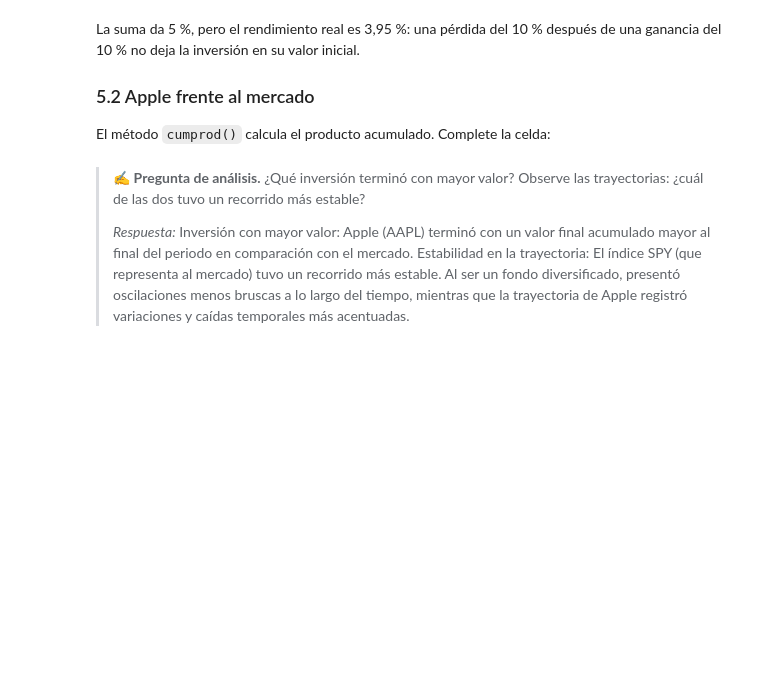
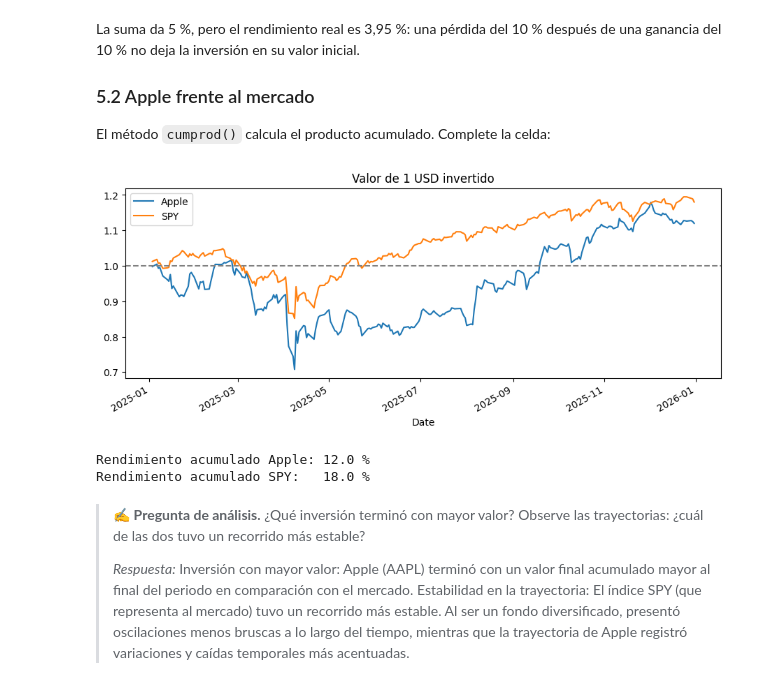
Before and after one commit to manuelabr241-eng/Simuladordecalcularuncredito, a Jupyter notebook: S21_Taller5_Series_Temporales_Python.ipynb, the cells around one changed output. Cells and saved outputs as stored; diff of their text form; code cells hidden in the pictures; blank space fills up the shorter version.

```diff
--- a/S21_Taller5_Series_Temporales_Python.ipynb
+++ b/S21_Taller5_Series_Temporales_Python.ipynb
@@ -315,15 +372,19 @@ El método `cumprod()` calcula el producto acumulado. Complete la celda:
 # %%
 rend_spy = precios["SPY"].pct_change().dropna()
 
-W_aapl = (1 + rend).___()
+W_aapl = (1 + rend).cumprod()
 W_spy = (1 + rend_spy).cumprod()
 
 W_aapl.plot(label="Apple"); W_spy.plot(label="SPY")
 plt.axhline(1, color="gray", linestyle="--")
 plt.legend(); plt.title("Valor de 1 USD invertido"); plt.show()
 
 print("Rendimiento acumulado Apple:", round((W_aapl.iloc[-1] - 1) * 100, 1), "%")
 print("Rendimiento acumulado SPY:  ", round((W_spy.iloc[-1] - 1) * 100, 1), "%")
+# %% [output]
+[figure, added]
+Rendimiento acumulado Apple: 12.0 %
+Rendimiento acumulado SPY:   18.0 %
 # %% [markdown]
 > ✍️ **Pregunta de análisis.** ¿Qué inversión terminó con mayor valor? Observe las trayectorias: ¿cuál de las dos tuvo un recorrido más estable?
 >
```
Also changed, not shown: parts of 20 cells of this notebook.
